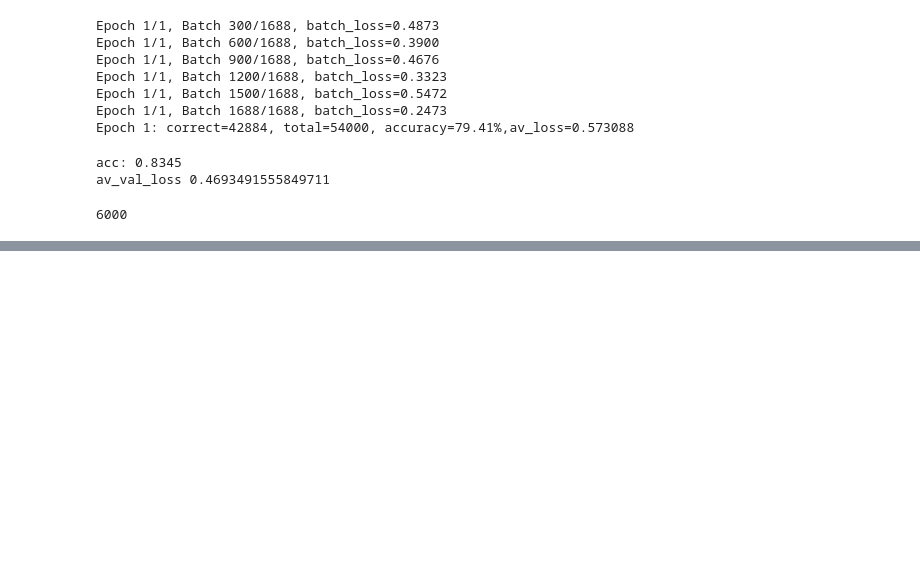
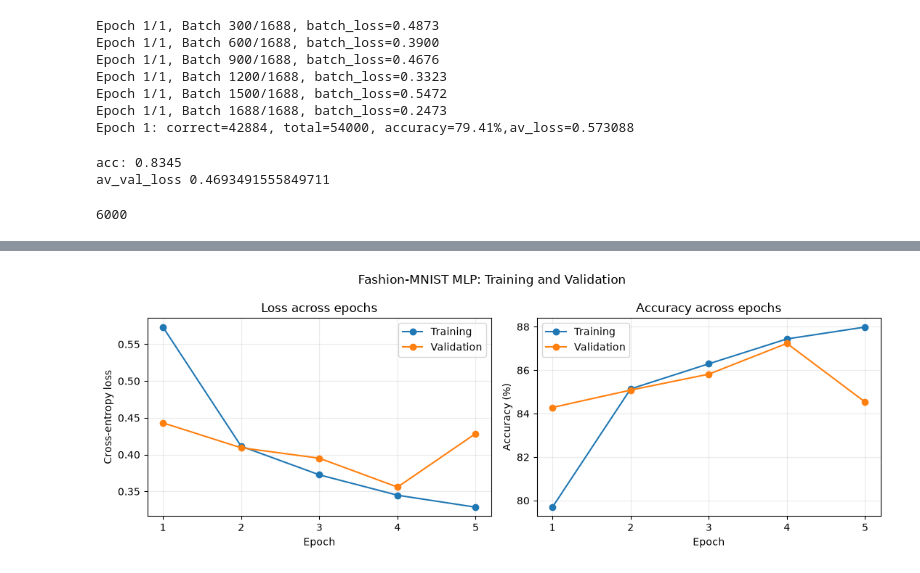
Before and after one commit to YichenCharlie/neural-networks-to-cs336, a Jupyter notebook: notebooks/stage_b/03_train_validation.ipynb, the cells around one changed output, grey strips where cells are left out. Drawn from its saved outputs; the diff is of its cells as text; code cells hidden in the pictures; blank space fills up the shorter version.

```diff
--- a/notebooks/stage_b/03_train_validation.ipynb
+++ b/notebooks/stage_b/03_train_validation.ipynb
@@ -108,0 +203,39 @@ print(val_total_num)
+# %%
+import matplotlib.pyplot as plt
+
+epoch_numbers = range(1, len(train_av_loss) + 1)
+
+fig, axes = plt.subplots(1, 2, figsize=(11, 4))
+
+axes[0].plot(epoch_numbers, train_av_loss, marker="o", label="Training")
+axes[0].plot(epoch_numbers, val_av_loss, marker="o", label="Validation")
+axes[0].set_title("Loss across epochs")
+axes[0].set_xlabel("Epoch")
+axes[0].set_ylabel("Cross-entropy loss")
+
+axes[1].plot(
+    epoch_numbers,
+    [value * 100 for value in train_acc],
+    marker="o",
+    label="Training",
+)
+axes[1].plot(
+    epoch_numbers,
+    [value * 100 for value in val_ac],
+    marker="o",
+    label="Validation",
+)
+axes[1].set_title("Accuracy across epochs")
+axes[1].set_xlabel("Epoch")
+axes[1].set_ylabel("Accuracy (%)")
+
+for ax in axes:
+    ax.set_xticks(list(epoch_numbers))
+    ax.grid(alpha=0.25)
+    ax.legend()
+
+fig.suptitle("Fashion-MNIST MLP: Training and Validation")
+fig.tight_layout()
+plt.show()
+# %% [output]
+[figure, added]
```
Also changed, not shown: parts of 4 cells of this notebook.
